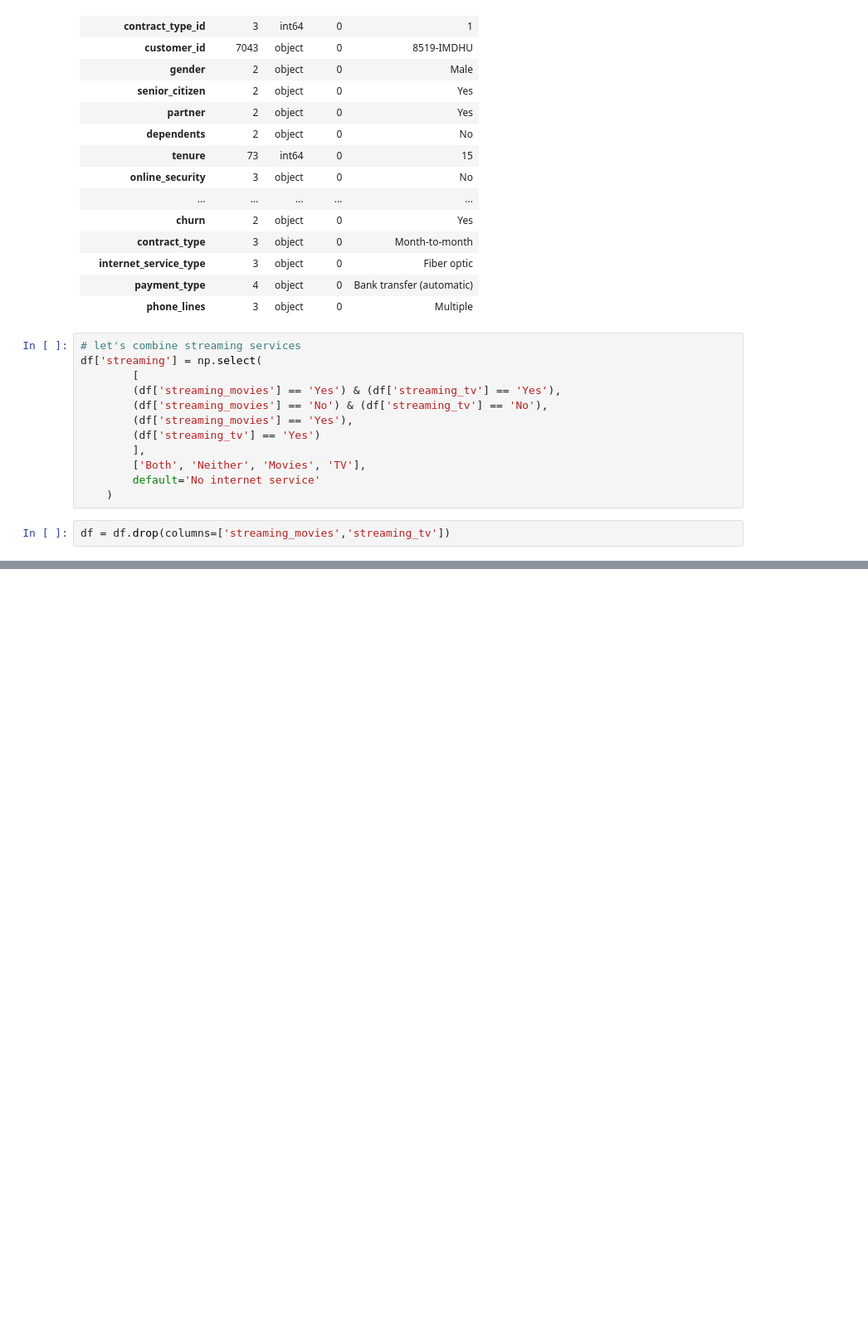
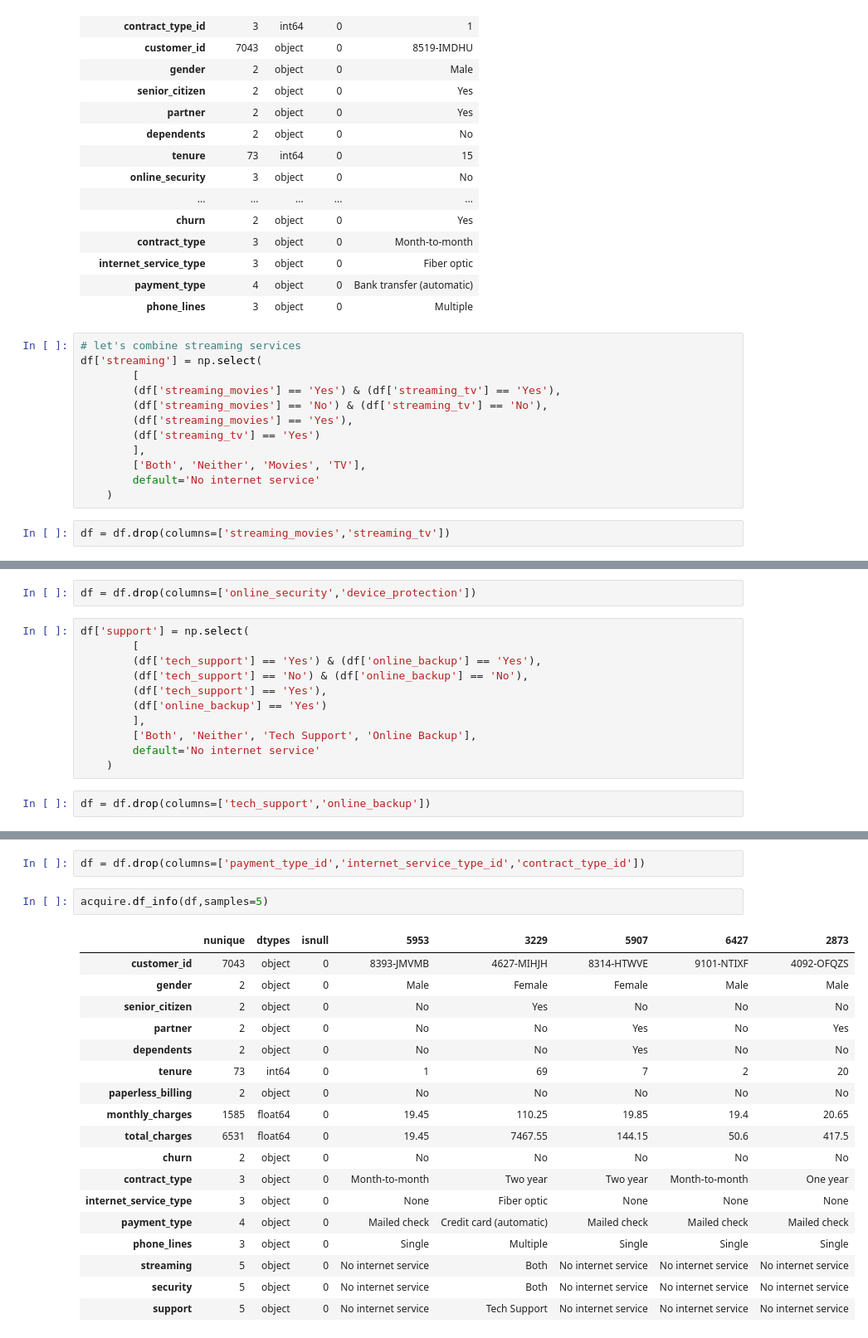
Before and after one commit to Michael-Nelson361/Telco_Report, a Jupyter notebook: preparation.ipynb, the cells around one changed output, grey strips where cells are left out. Shown at 83% size. Drawn from its saved outputs; the diff is of its cells as text; blank space fills up the shorter version.

Commit message:
Finished preparation phase Ended with three functions: prep_telco, drop_extras, and split_df Added functions to prepare.py file

```diff
--- a/preparation.ipynb
+++ b/preparation.ipynb
@@ -369,0 +393,15 @@ acquire.df_info(df,samples=5)
+# %%
+df = df.drop(columns=['online_security','device_protection'])
+# %%
+df['support'] = np.select(
+        [
+        (df['tech_support'] == 'Yes') & (df['online_backup'] == 'Yes'),
+        (df['tech_support'] == 'No') & (df['online_backup'] == 'No'),
+        (df['tech_support'] == 'Yes'),
+        (df['online_backup'] == 'Yes')
+        ],
+        ['Both', 'Neither', 'Tech Support', 'Online Backup'],
+        default='No internet service'
+    )
+# %%
+df = df.drop(columns=['tech_support','online_backup'])
@@ -369,0 +428,23 @@ acquire.df_info(df,samples=5)
+# %%
+df = df.drop(columns=['payment_type_id','internet_service_type_id','contract_type_id'])
+# %%
+acquire.df_info(df,samples=5)
+# %% [output]
+|  | nunique | dtypes | isnull | 5953 | 3229 | 5907 | 6427 | 2873 |
+| customer_id | 7043 | object | 0 | 8393-JMVMB | 4627-MIHJH | 8314-HTWVE | 9101-NTIXF | 4092-OFQZS |
+| gender | 2 | object | 0 | Male | Female | Female | Male | Male |
+| senior_citizen | 2 | object | 0 | No | Yes | No | No | No |
+| partner | 2 | object | 0 | No | No | Yes | No | Yes |
+| dependents | 2 | object | 0 | No | No | Yes | No | No |
+| tenure | 73 | int64 | 0 | 1 | 69 | 7 | 2 | 20 |
+| paperless_billing | 2 | object | 0 | No | No | No | No | No |
+| monthly_charges | 1585 | float64 | 0 | 19.45 | 110.25 | 19.85 | 19.4 | 20.65 |
+| total_charges | 6531 | float64 | 0 | 19.45 | 7467.55 | 144.15 | 50.6 | 417.5 |
+| churn | 2 | object | 0 | No | No | No | No | No |
+| contract_type | 3 | object | 0 | Month-to-month | Two year | Two year | Month-to-month | One year |
+| internet_service_type | 3 | object | 0 | None | Fiber optic | None | None | None |
+| payment_type | 4 | object | 0 | Mailed check | Credit card (automatic) | Mailed check | Mailed check | Mailed check |
+| phone_lines | 3 | object | 0 | Single | Multiple | Single | Single | Single |
+| streaming | 5 | object | 0 | No internet service | Both | No internet service | No internet service | No internet service |
+| security | 5 | object | 0 | No internet service | Both | No internet service | No internet service | No internet service |
+| support | 5 | object | 0 | No internet service | Tech Support | No internet service | No internet service | No internet service |
```
Also changed, not shown: parts of 35 cells of this notebook.
